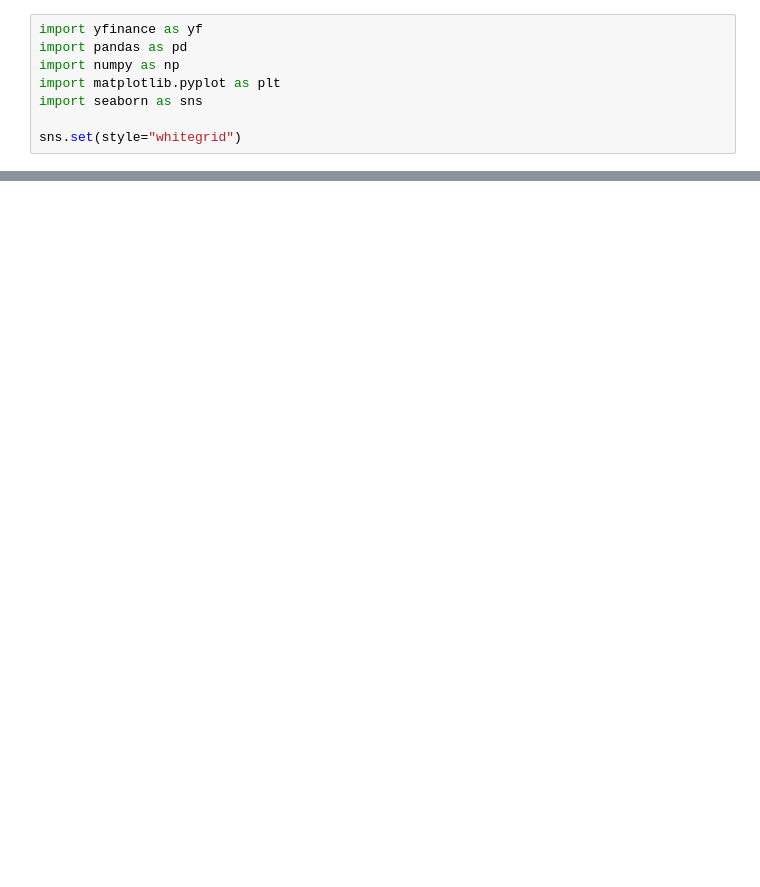
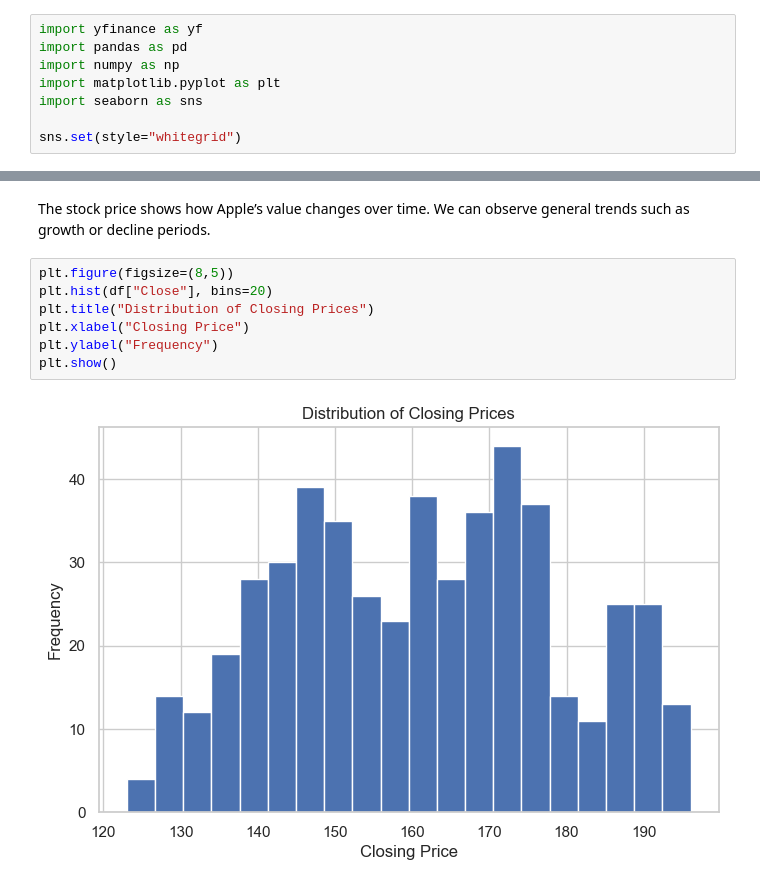
Before and after one commit to datasheng/csc46000-team-project-2026, a Jupyter notebook: eda_lab.ipynb, the cells around one changed output, grey strips where cells are left out. Saved outputs shown, nothing was run; the diff lists cells and outputs as text; blank space fills up the shorter version.

```diff
--- a/eda_lab.ipynb
+++ b/eda_lab.ipynb
@@ -37,0 +89,12 @@ sns.set(style="whitegrid")
+# %% [markdown]
+The stock price shows how Apple’s value changes over time.
+We can observe general trends such as growth or decline periods.
+# %%
+plt.figure(figsize=(8,5))
+plt.hist(df["Close"], bins=20)
+plt.title("Distribution of Closing Prices")
+plt.xlabel("Closing Price")
+plt.ylabel("Frequency")
+plt.show()
+# %% [output]
+[figure, added]
```
Also changed, not shown: parts of 17 cells of this notebook.
